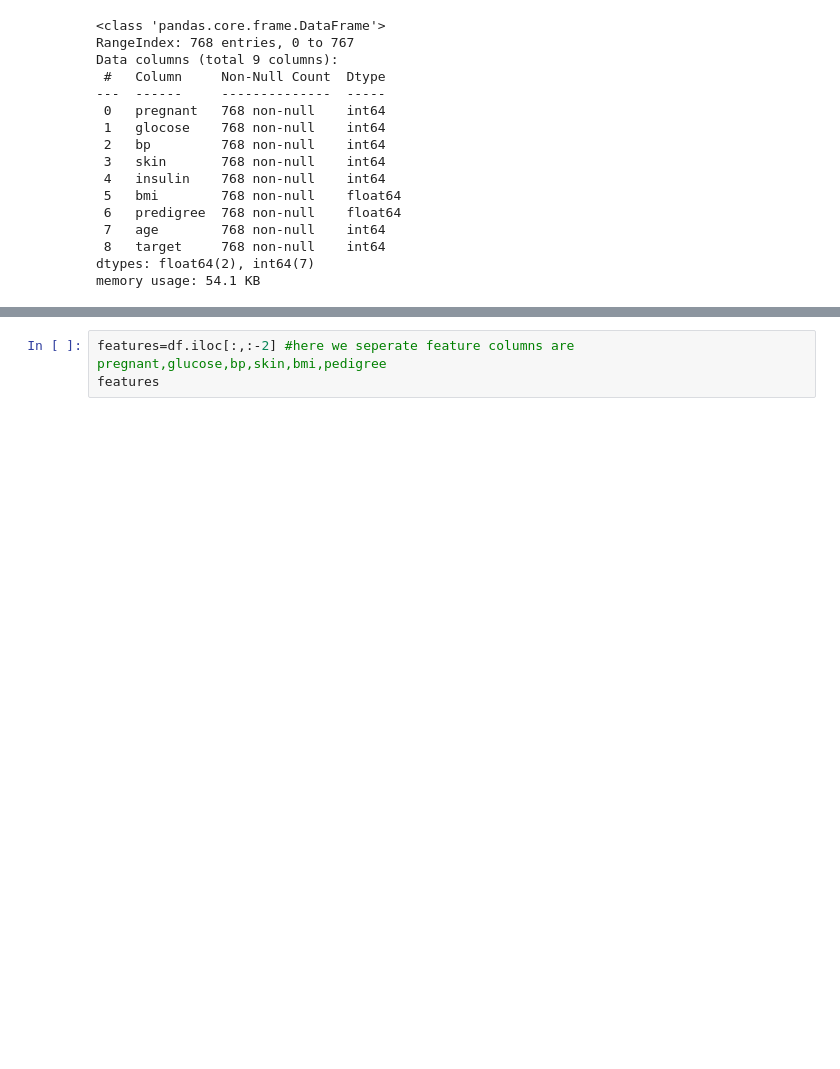
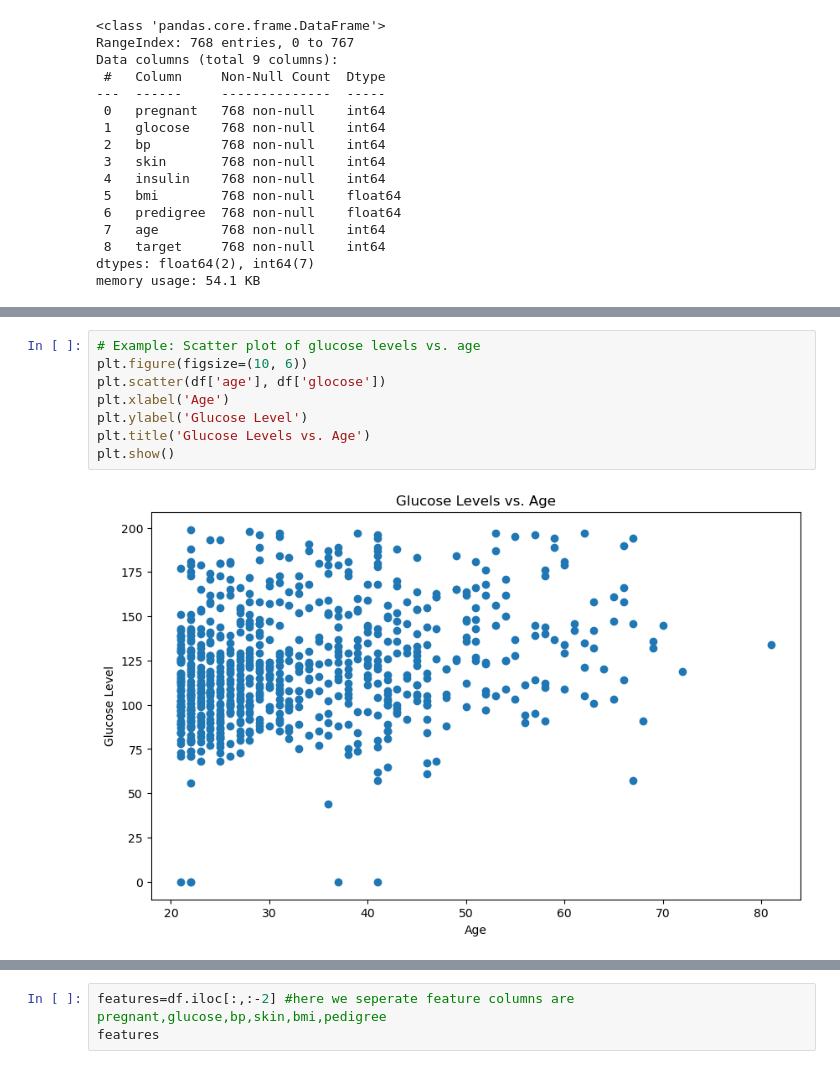
Before and after one commit to Ashwinimedaboina/Diabeties-MachineLearning, a Jupyter notebook: project.ipynb, the cells around one changed output, grey strips where cells are left out. Drawn from its saved outputs; the diff is of its cells as text; blank space fills up the shorter version.

```diff
--- a/project.ipynb
+++ b/project.ipynb
@@ -83,0 +87,10 @@ sns.pairplot(df,hue="bp")
+# %%
+# Example: Scatter plot of glucose levels vs. age
+plt.figure(figsize=(10, 6))
+plt.scatter(df['age'], df['glocose'])
+plt.xlabel('Age')
+plt.ylabel('Glucose Level')
+plt.title('Glucose Levels vs. Age')
+plt.show()
+# %% [output]
+[figure, added]
```
Also changed, not shown: parts of 12 cells of this notebook.
